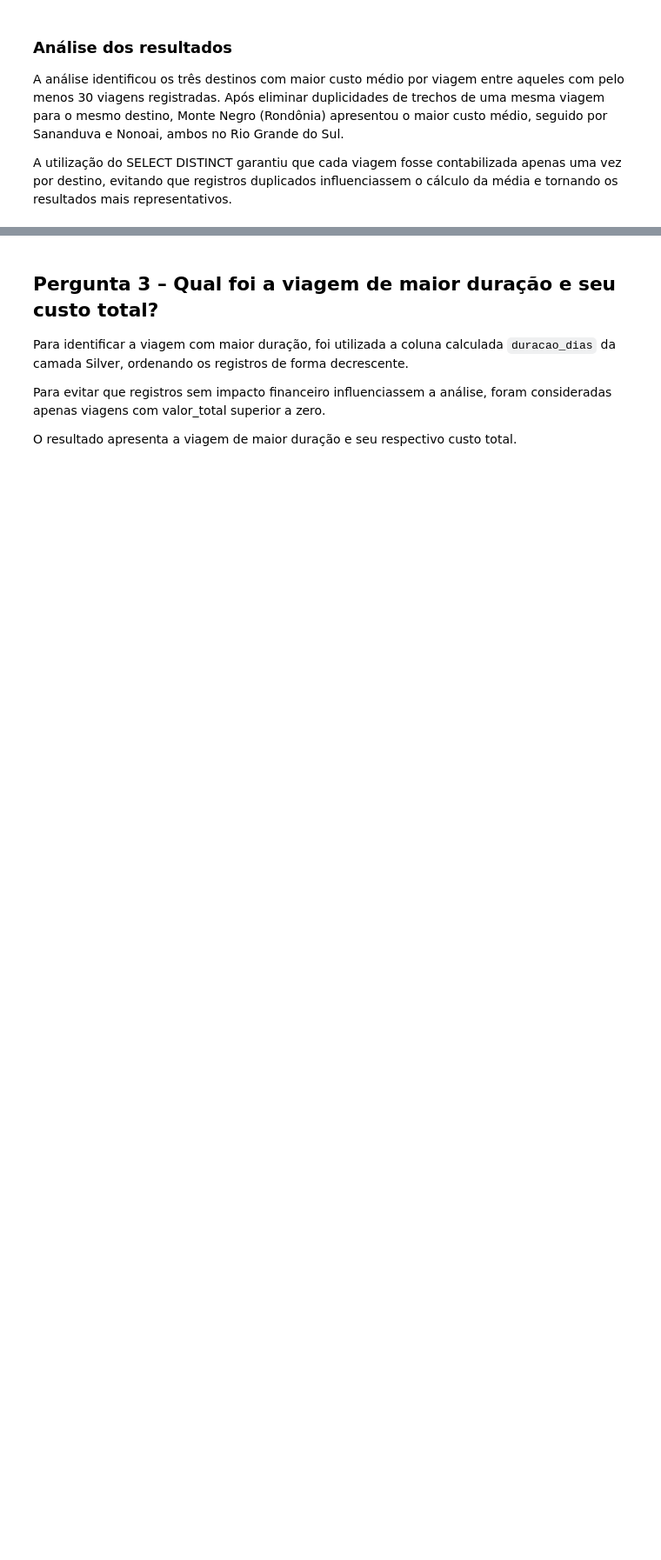
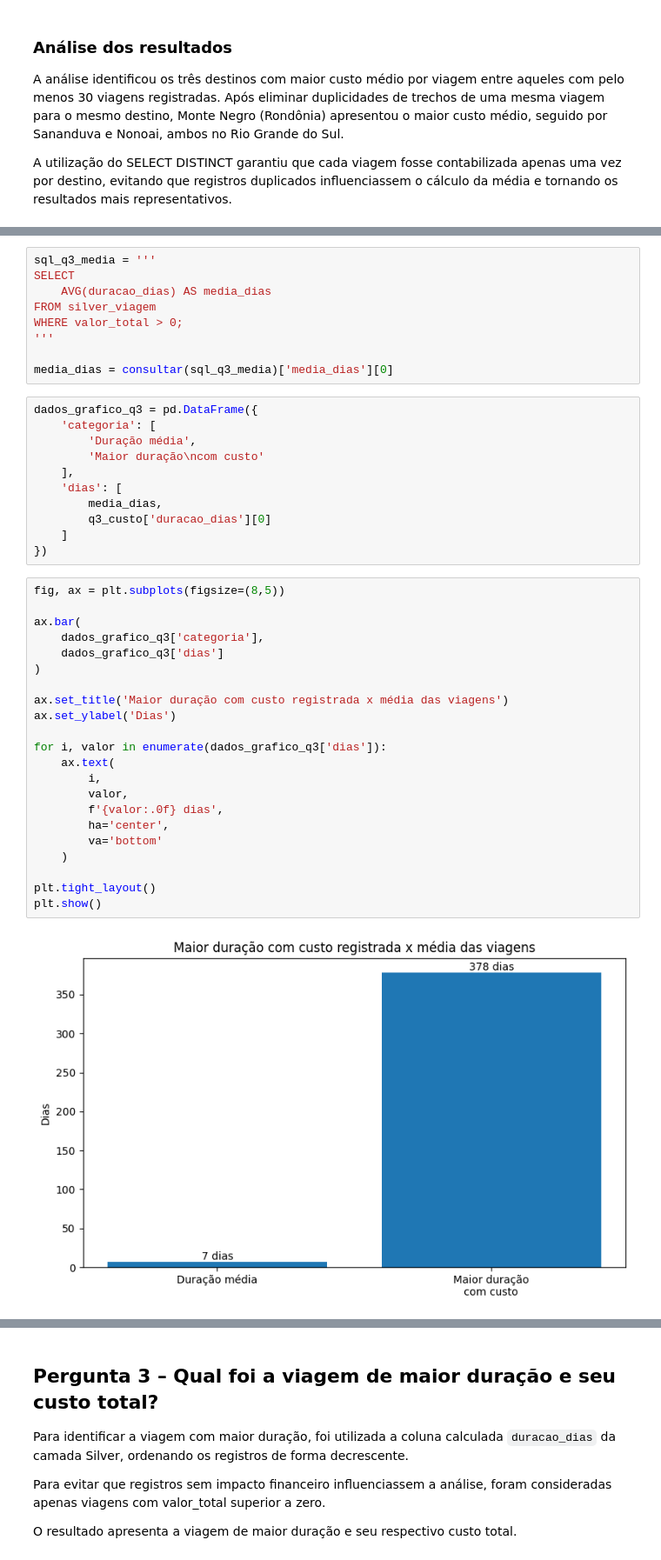
Before and after one commit to FernandaBarrosLinhares/Projeto-Final-Fernanda-Linhares, a Jupyter notebook: notebooks/3_analise.ipynb, the cells around one changed output, grey strips where cells are left out. Shown at 87% size. Saved outputs shown, nothing was run; the diff lists cells and outputs as text; blank space fills up the shorter version.

```diff
--- a/notebooks/3_analise.ipynb
+++ b/notebooks/3_analise.ipynb
@@ -244,0 +334,44 @@ A utilização do SELECT DISTINCT garantiu que cada viagem fosse contabilizada a
+# %%
+sql_q3_media = '''
+SELECT
+    AVG(duracao_dias) AS media_dias
+FROM silver_viagem
+WHERE valor_total > 0;
+'''
+
+media_dias = consultar(sql_q3_media)['media_dias'][0]
+# %%
+dados_grafico_q3 = pd.DataFrame({
+    'categoria': [
+        'Duração média',
+        'Maior duração\ncom custo'
+    ],
+    'dias': [
+        media_dias,
+        q3_custo['duracao_dias'][0]
+    ]
+})
+# %%
+fig, ax = plt.subplots(figsize=(8,5))
+
+ax.bar(
+    dados_grafico_q3['categoria'],
+    dados_grafico_q3['dias']
+)
+
+ax.set_title('Maior duração com custo registrada x média das viagens')
+ax.set_ylabel('Dias')
+
+for i, valor in enumerate(dados_grafico_q3['dias']):
+    ax.text(
+        i,
+        valor,
+        f'{valor:.0f} dias',
+        ha='center',
+        va='bottom'
+    )
+
+plt.tight_layout()
+plt.show()
+# %% [output]
+[figure, added]
```
Also changed, not shown: parts of 10 cells of this notebook.
